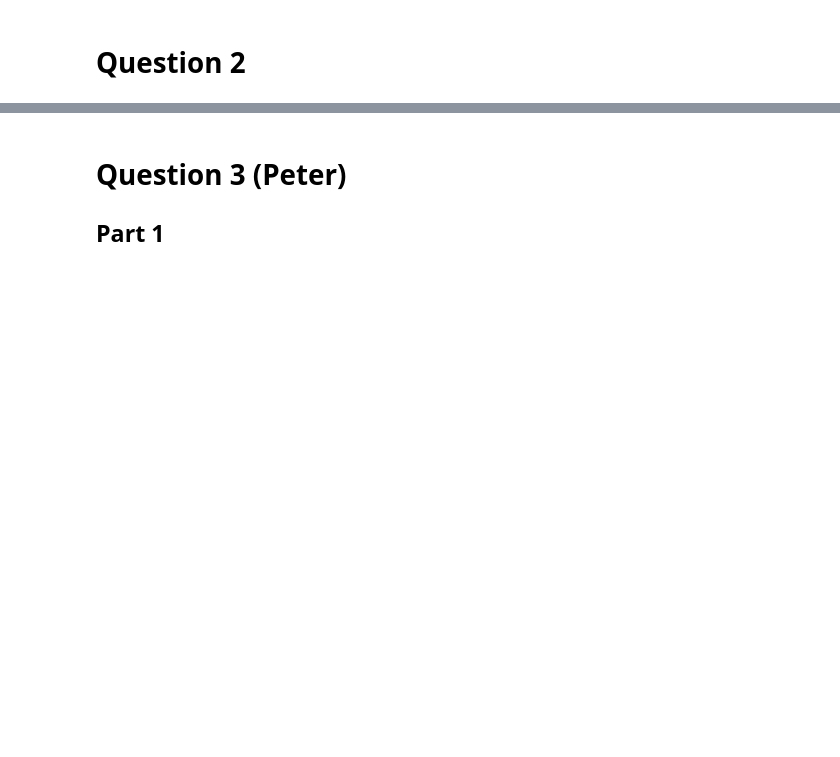
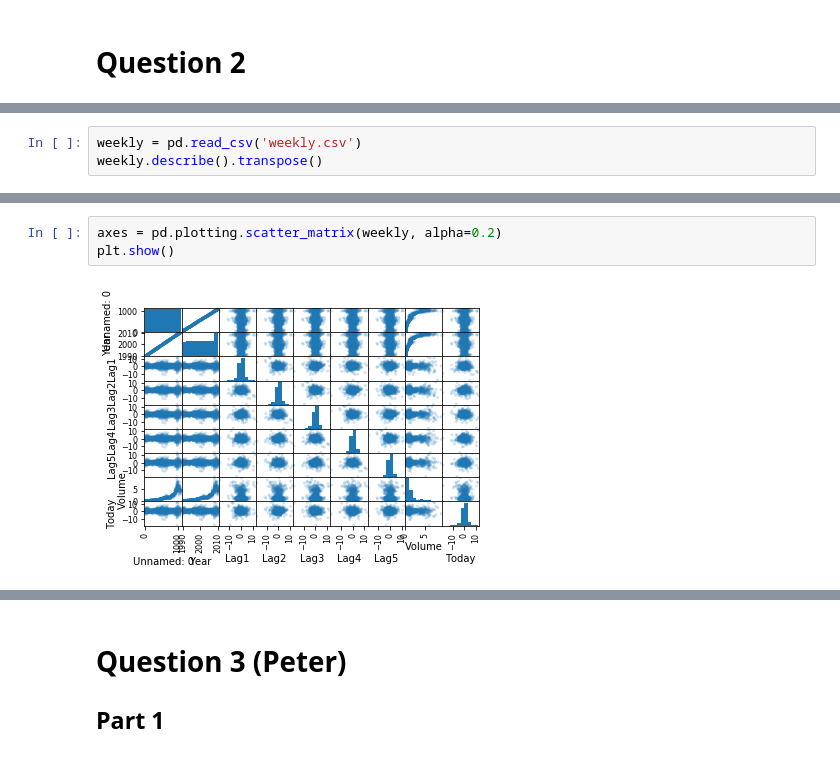
Before and after one commit to irfanhasan/EE379K, a Jupyter notebook: Lab5/Lab5.ipynb, the cells around one changed output, grey strips where cells are left out. Cells and saved outputs as stored; diff of their text form; blank space fills up the shorter version.

```diff
--- a/Lab5/Lab5.ipynb
+++ b/Lab5/Lab5.ipynb
@@ -177,0 +181,3 @@ Both separated the two classes well
+# %%
+weekly = pd.read_csv('weekly.csv')
+weekly.describe().transpose()
@@ -177,0 +195,5 @@ Both separated the two classes well
+# %%
+axes = pd.plotting.scatter_matrix(weekly, alpha=0.2)
+plt.show()
+# %% [output]
+[figure, added]
```
Also changed, not shown: parts of 20 cells of this notebook, 1 other file.
